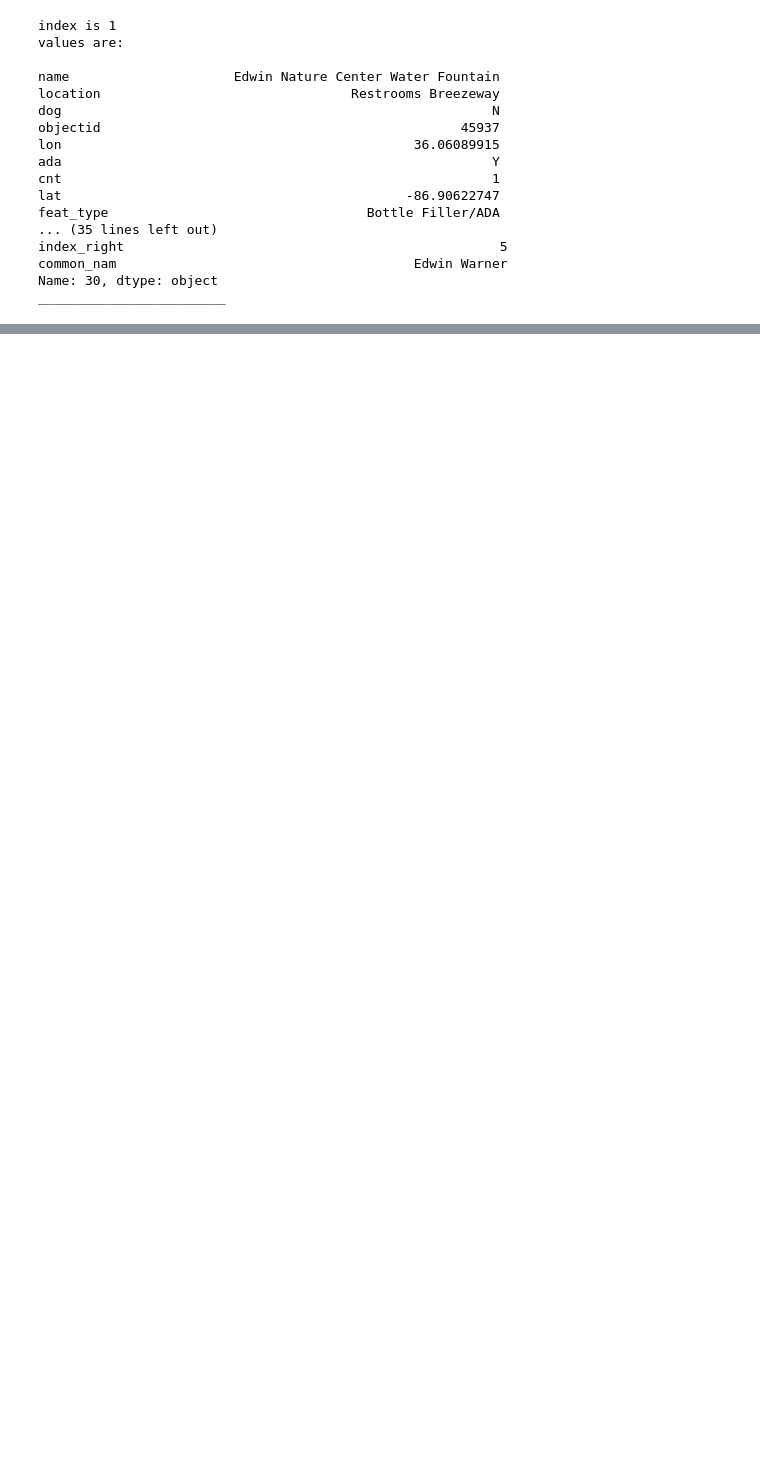
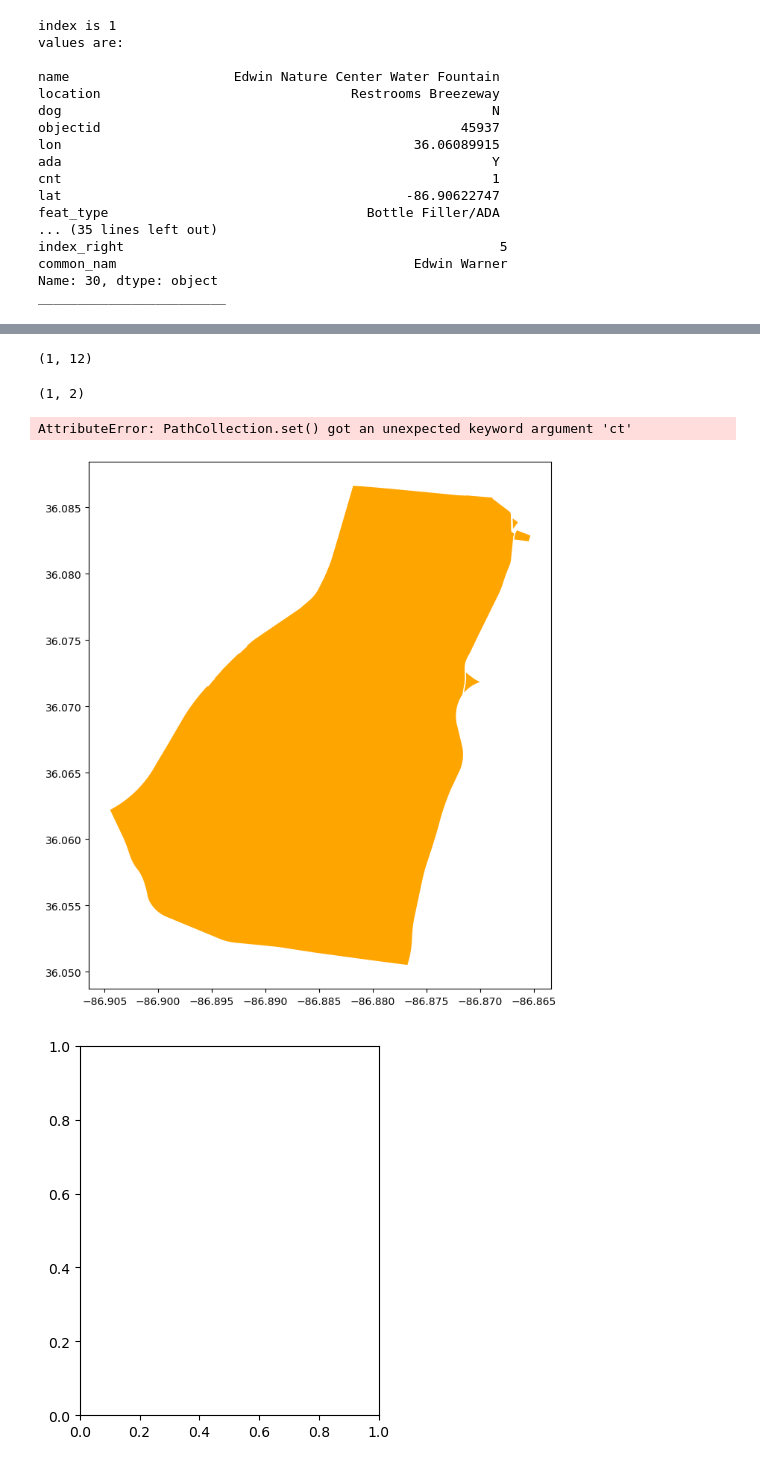
Before and after one commit to NSS-Data-Analytics-Cohort-8/geospatial-python-workshop-wesiswes629, a Jupyter notebook: notebooks/fountains_and_parks.ipynb, the cells around one changed output, grey strips where cells are left out. Drawn from its saved outputs; the diff is of its cells as text; code cells hidden in the pictures; blank space fills up the shorter version.

Commit message:
tried adding another park did not work

```diff
--- a/notebooks/fountains_and_parks.ipynb
+++ b/notebooks/fountains_and_parks.ipynb
@@ -202,3 +202,21 @@ map_ew.save('../maps/map_ew.html')
 map_ew
 # %% [output]
 [interactive output not drawn]
+# %%
+h20_in_pw = h20_parks.loc[h20_parks['common_nam'] == 'Percy Warner']
+h20_in_pw.shape
+# %% [output]
+(1, 12)
+# %%
+polyh20pw = parks.loc[parks['common_nam'] == 'Percy Warner']
+polyh20pw.shape
+# %% [output]
+(1, 2)
+# %%
+ct = polyh20pw.plot(figsize = (8, 10), color = 'orange')
+h20_in_pw.plot(ct = ct, column = 'location');
+plt.show();
+# %% [output]
+AttributeError: PathCollection.set() got an unexpected keyword argument 'ct'
+[figure, added]
+[figure, added]
```
Also changed, not shown: parts of 2 cells of this notebook.
